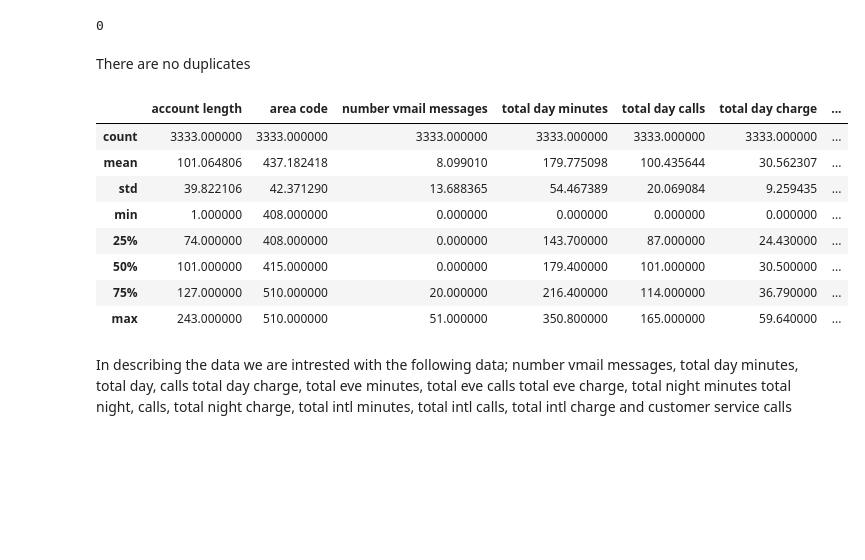
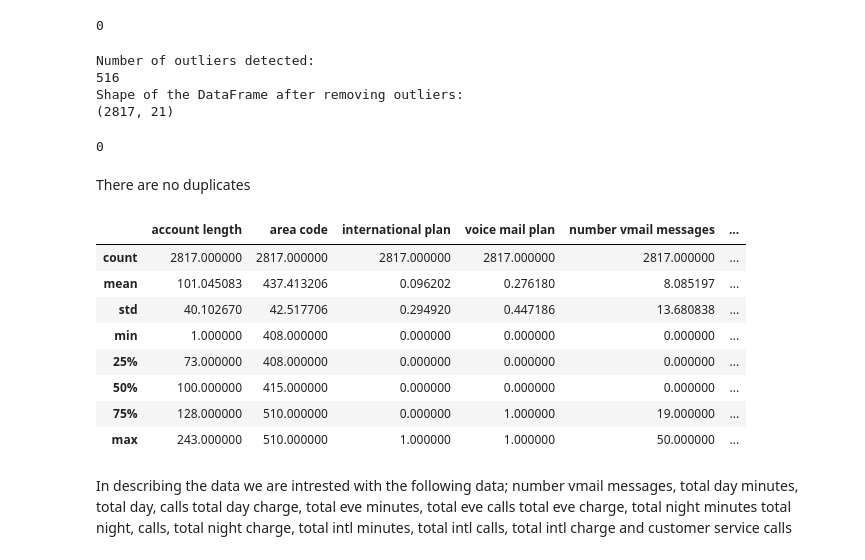
Before and after one commit to aggrey034/project-3, a Jupyter notebook: phase_3.ipynb, the cells around one changed output. Cells and saved outputs as stored; diff of their text form; code cells hidden in the pictures; blank space fills up the shorter version.

```diff
--- a/phase_3.ipynb
+++ b/phase_3.ipynb
@@ -112,3 +115,12 @@ dtypes: bool(1), float64(8), int64(8), object(4)
 memory usage: 524.2+ KB
 # %% [markdown]
 The distribution of the data types is as follows; There is one boolean data type, 8 float64 data types. 8 integer data type and 4 object data types
+# %%
+columns_to_convert = ['international plan', 'voice mail plan']
+
+for col in columns_to_convert:
+    df[col] = df[col].replace({'yes': 1, 'no': 0})
+# %%
+float_columns = df.select_dtypes(include=['float64']).columns
+for col in float_columns:
+    df[col] = df[col].astype(int)
@@ -140,21 +172,48 @@ There are no null values in the data set
 df.duplicated().sum()
 # %% [output]
 0
+# %%
+major_columns = ["number vmail messages", "total day minutes", "total day calls",	"total day charge",	"total eve minutes",	"total eve calls",	"total eve charge",	"total night minutes", "total night calls", "total night charge",	"total intl minutes",	"total intl calls",	"total intl charge",	"customer service calls"]
+
+# Calculate IQR for each column
+Q1 = df[major_columns].quantile(0.25)
+Q3 = df[major_columns].quantile(0.75)
+IQR = Q3 - Q1
+
+# Determine outliers using IQR
+outliers = ((df[major_columns] < (Q1 - 1.5 * IQR)) | (df[major_columns] > (Q3 + 1.5 * IQR))).any(axis=1)
+
+# Print number of outliers
+print("Number of outliers detected:")
+print(outliers.sum())
+
+df_cleaned = df[~outliers]
+print("Shape of the DataFrame after removing outliers:")
+print(df_cleaned.shape)
+# %% [output]
+Number of outliers detected:
+516
+Shape of the DataFrame after removing outliers:
+(2817, 21)
+# %%
+df_cleaned.duplicated().sum()
+# %% [output]
+0
 # %% [markdown]
 There are no duplicates
 # %%
 # Summary statistics for numerical columns
-df.describe()
+df_cleaned.describe()
 # %% [output]
-|  | account length | area code | number vmail messages | total day minutes | total day calls | total day charge | ... |
-| count | 3333.000000 | 3333.000000 | 3333.000000 | 3333.000000 | 3333.000000 | 3333.000000 | ... |
-| mean | 101.064806 | 437.182418 | 8.099010 | 179.775098 | 100.435644 | 30.562307 | ... |
-| std | 39.822106 | 42.371290 | 13.688365 | 54.467389 | 20.069084 | 9.259435 | ... |
-| min | 1.000000 | 408.000000 | 0.000000 | 0.000000 | 0.000000 | 0.000000 | ... |
-| 25% | 74.000000 | 408.000000 | 0.000000 | 143.700000 | 87.000000 | 24.430000 | ... |
-| 50% | 101.000000 | 415.000000 | 0.000000 | 179.400000 | 101.000000 | 30.500000 | ... |
-| 75% | 127.000000 | 510.000000 | 20.000000 | 216.400000 | 114.000000 | 36.790000 | ... |
-| max | 243.000000 | 510.000000 | 51.000000 | 350.800000 | 165.000000 | 59.640000 | ... |
+|  | account length | area code | international plan | voice mail plan | number vmail messages | ... |
+| count | 2817.000000 | 2817.000000 | 2817.000000 | 2817.000000 | 2817.000000 | ... |
+| mean | 101.045083 | 437.413206 | 0.096202 | 0.276180 | 8.085197 | ... |
+| std | 40.102670 | 42.517706 | 0.294920 | 0.447186 | 13.680838 | ... |
+| min | 1.000000 | 408.000000 | 0.000000 | 0.000000 | 0.000000 | ... |
+| 25% | 73.000000 | 408.000000 | 0.000000 | 0.000000 | 0.000000 | ... |
+| 50% | 100.000000 | 415.000000 | 0.000000 | 0.000000 | 0.000000 | ... |
+| 75% | 128.000000 | 510.000000 | 0.000000 | 1.000000 | 19.000000 | ... |
+| max | 243.000000 | 510.000000 | 1.000000 | 1.000000 | 50.000000 | ... |
 # %% [markdown]
 In describing the data we are intrested with the following data; number vmail messages,	total day minutes,	total day, calls	total day charge,	total eve minutes,	total eve calls	total eve charge,	total night minutes	total night, calls,	total night charge,	total intl minutes,	total intl calls,	total intl charge and	customer service calls
 # %%
```
Also changed, not shown: parts of 12 cells of this notebook.
